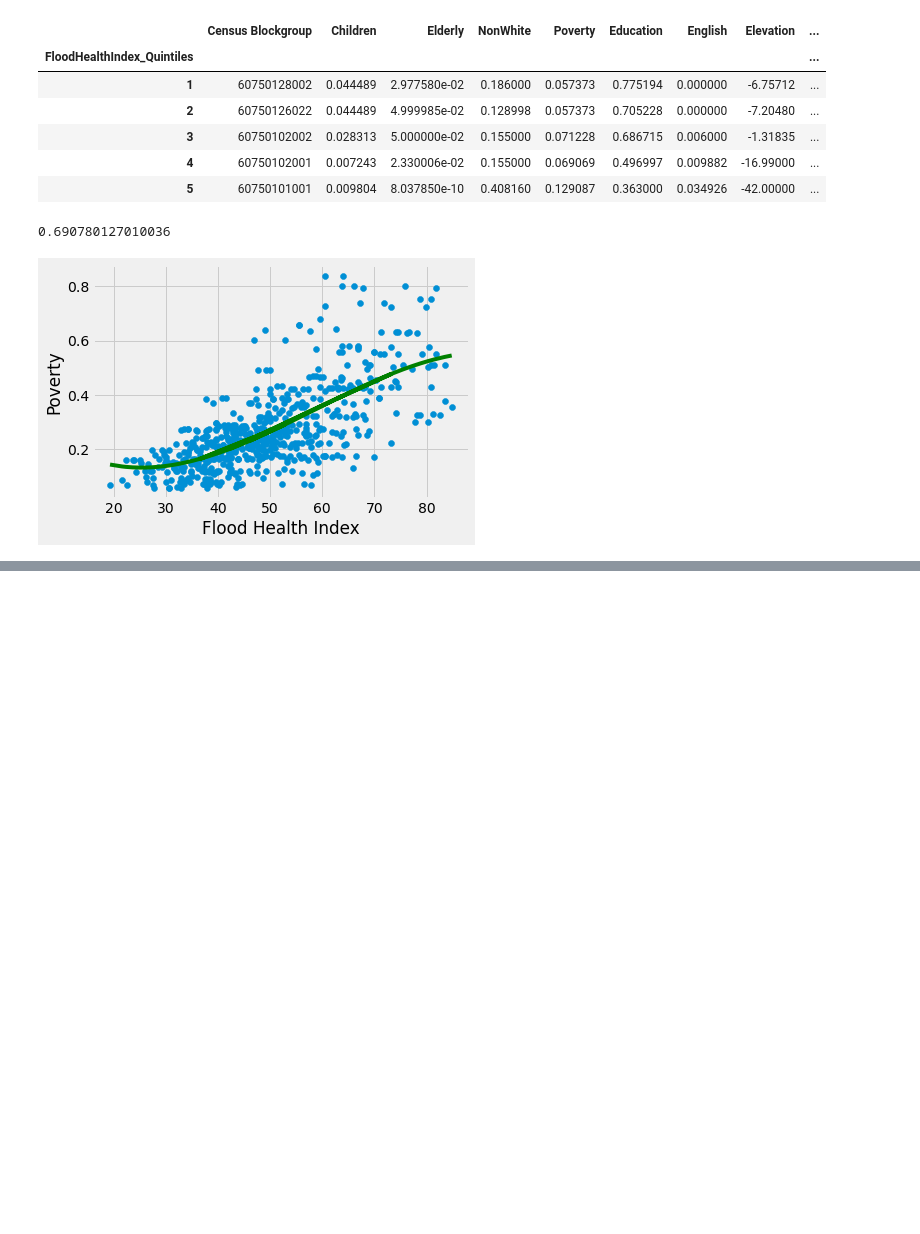
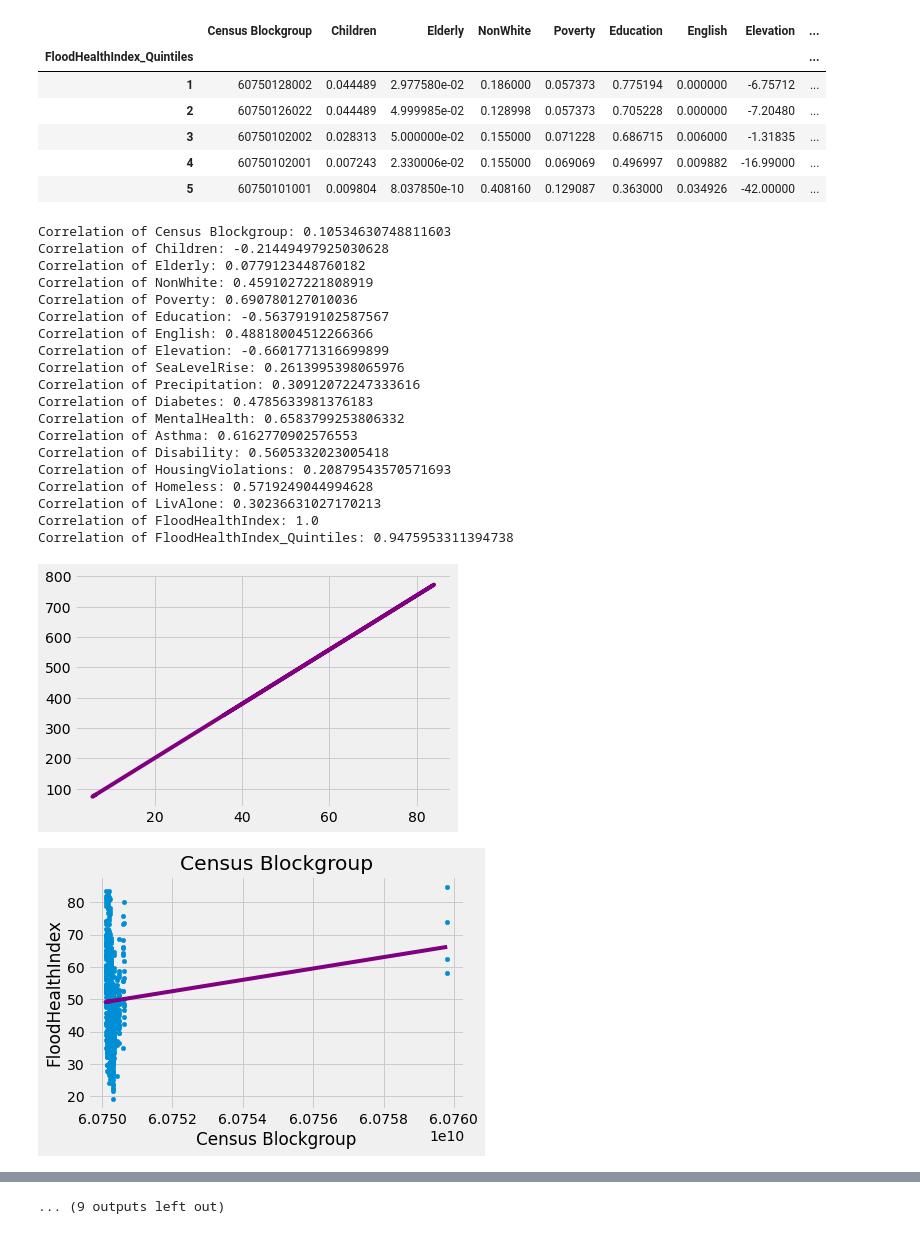
Before and after one commit to Ranabor/CDC-2022, a Jupyter notebook: data_exploration_sam.ipynb, the cells around one changed output, grey strips where cells are left out. Cells and saved outputs as stored; diff of their text form; code cells hidden in the pictures; blank space fills up the shorter version.

```diff
--- a/data_exploration_sam.ipynb
+++ b/data_exploration_sam.ipynb
@@ -43,17 +43,42 @@ san_francisco.groupby("FloodHealthIndex_Quintiles").min()
 | 4 | 60750102001 | 0.007243 | 2.330006e-02 | 0.155000 | 0.069069 | 0.496997 | 0.009882 | -16.99000 | ... |
 | 5 | 60750101001 | 0.009804 | 8.037850e-10 | 0.408160 | 0.129087 | 0.363000 | 0.034926 | -42.00000 | ... |
 # %%
-x = san_francisco["FloodHealthIndex"]
-y = san_francisco["Poverty"]
-print(x.corr(y))
-a, b = np.polyfit(x, y, 1)
-model = np.poly1d(np.polyfit(x, y, 3))
-plt.scatter(x, y)
-#plt.plot(x, a*x+b, color='purple')
-plt.plot(x, model(x), color='green')
-plt.xlabel("Flood Health Index")
-plt.ylabel("Poverty")
-plt.show()
+x = san_francisco["Poverty"]*100
+y = san_francisco["FloodHealthIndex"]
+#print(x.corr(y))
+#a, b = np.polyfit(x, y, 1)
+model = np.poly1d(np.polyfit(x, y, 2))
+#plt.scatter(x, y)
+plt.plot(x, a*x+b, color='purple')
+#plt.plot(x, model(x), color='green')
+#plt.ylabel("Flood Health Index")
+#plt.xlabel("Poverty")
+#plt.show()
+for i in san_francisco:
+    san_francisco.plot(i, "FloodHealthIndex", kind="scatter")
+    a, b = np.polyfit(san_francisco[i], y, 1)
+    plt.plot(san_francisco[i], a*san_francisco[i]+b, color='purple')
+    plt.title(i)
+    print(f"Correlation of {i}: {san_francisco[i].corr(y)}")
 # %% [output]
-0.690780127010036
+Correlation of Census Blockgroup: 0.10534630748811603
+Correlation of Children: -0.21449497925030628
+Correlation of Elderly: 0.0779123448760182
+Correlation of NonWhite: 0.4591027221808919
+Correlation of Poverty: 0.690780127010036
+Correlation of Education: -0.5637919102587567
+Correlation of English: 0.48818004512266366
+Correlation of Elevation: -0.6601771316699899
+Correlation of SeaLevelRise: 0.2613995398065976
+Correlation of Precipitation: 0.30912072247333616
+Correlation of Diabetes: 0.4785633981376183
+Correlation of MentalHealth: 0.6583799253806332
+Correlation of Asthma: 0.6162770902576553
+Correlation of Disability: 0.5605332023005418
+Correlation of HousingViolations: 0.20879543570571693
+Correlation of Homeless: 0.5719249044994628
+Correlation of LivAlone: 0.30236631027170213
+Correlation of FloodHealthIndex: 1.0
+Correlation of FloodHealthIndex_Quintiles: 0.9475953311394738
-[figure, old version]
+[figure, new version]
+[figure, added]
@@ -59,0 +94 @@ plt.show()
+... (9 outputs left out)
```
Also changed, not shown: parts of 1 cell of this notebook.
